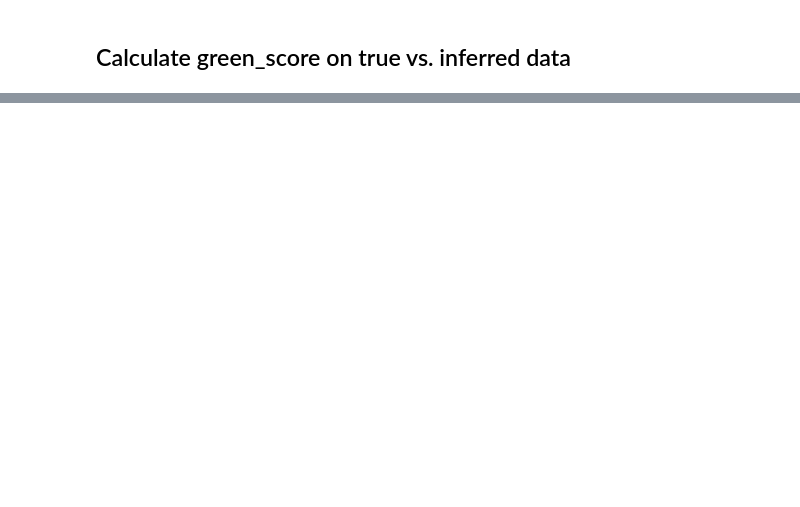
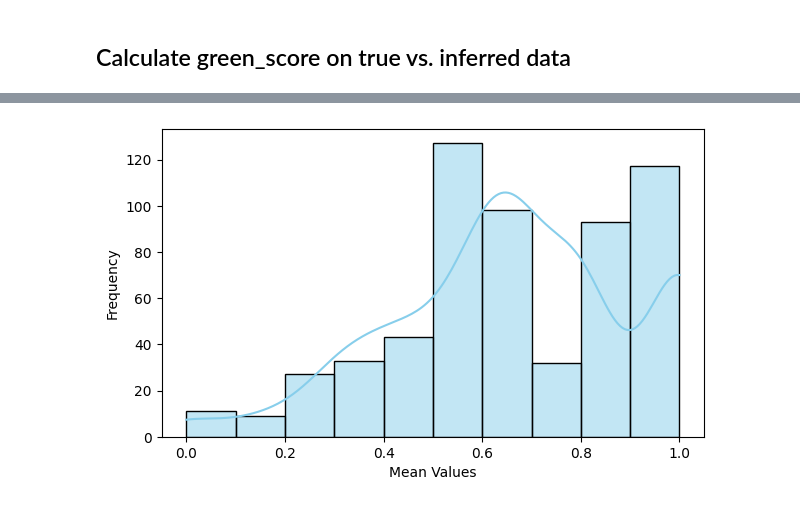
Before and after one commit to ramm777/transformers_xray_report, a Jupyter notebook: task2_1_inference.ipynb, the cells around one changed output, grey strips where cells are left out. Drawn from its saved outputs; the diff is of its cells as text; code cells hidden in the pictures; blank space fills up the shorter version.

Commit message:
Finally go the Qwen green scores.

```diff
--- a/task2_1_inference.ipynb
+++ b/task2_1_inference.ipynb
@@ -219,2 +245,14 @@ Key: CXR738_IM-2296, Value: bone: No acute bony abnormality. heart: Heart size i
+# %%
+model_name = "StanfordAIMI/GREEN-RadLlama2-7b"
+green_scorer = GREEN(model_name, output_dir=".")
 # %% [markdown]
 ## Calculate green_score on true vs. inferred data
+# %%
+# Load Ground Truth reports
+
+df_data = pd.read_pickle('data/df_data.pkl')
+
+# Select test only and format to strings
+data_test  = df_data.loc[df_data['split'] == 'test',  :].copy()
+data_test['report'] = data_test['report'].apply(lambda x: ' '.join([f"{k}: {v}" for k, v in x.items()]))
+data_test
@@ -220,0 +268,8 @@ Key: CXR738_IM-2296, Value: bone: No acute bony abnormality. heart: Heart size i
+# %%
+file_name = "Qwen2-VL-7B-Instruct-bnb-4bit_finetuned_xray_report_TEST_OUTPUT.json"
+
+with open(file_name, "r") as file:
+    outputs = json.load(file)
+
+df = pd.DataFrame.from_dict(outputs, orient='index', columns=['report_pred'])
+data_test = pd.merge(data_test, df, left_index=True, right_index=True)
@@ -220,0 +286,14 @@ Key: CXR738_IM-2296, Value: bone: No acute bony abnormality. heart: Heart size i
+# %%
+green_scores = pd.DataFrame(index=data_test.index, columns=['mean', 'std'])
+
+for idx, row in data_test.iterrows():
+    try:
+        mean, std, green_score_list, summary, result_df = green_scorer([row['report']], [row['report_pred']])
+
+        green_scores.loc[idx, 'mean'] = mean
+        green_scores.loc[idx, 'std'] = std
+    except Exception as e:
+        print(f"An error occurred at index {idx}: {e}")
+
+        green_scores.loc[idx, 'mean'] = None
+        green_scores.loc[idx, 'std'] = None
@@ -222,0 +343,9 @@ green_scores.to_csv('data/green_scores_Qwen2-VL-7B.csv', index=True)
+# %%
+# Kernel Density Estimate plot
+
+import seaborn as sns
+plt.figure(figsize=(7, 4))
+sns.histplot(green_scores['mean'], bins=10, kde=True, color='skyblue')
+plt.xlabel('Mean Values'); plt.ylabel('Frequency');
+# %% [output]
+[figure, added]
```
Also changed, not shown: parts of 11 cells of this notebook, 2 other files.
